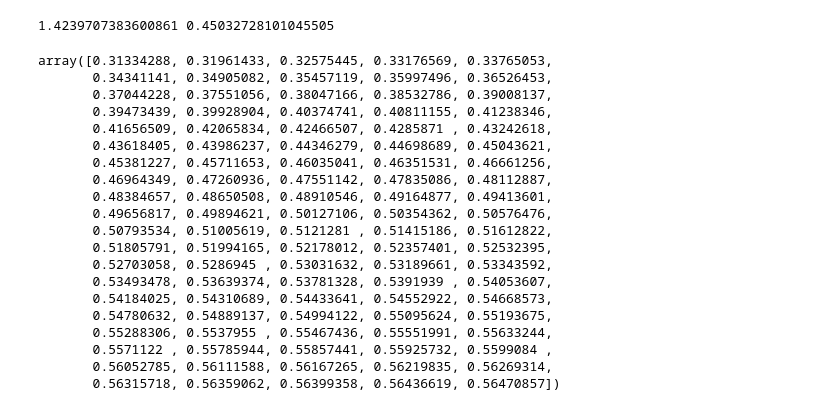
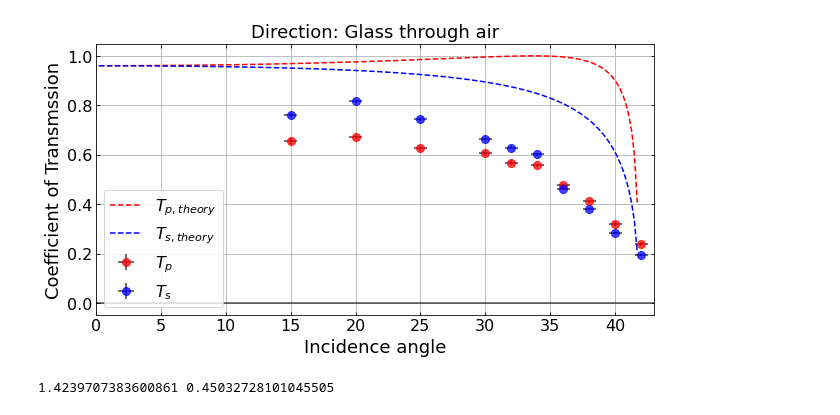
Before and after one commit to fred465f/Forsoeg_1, a Jupyter notebook: Data/Labdag 3/Data_csv/Coff_fit_R_glas_luft_alle_punkter.ipynb, the cells around one changed output. Cells and saved outputs as stored; diff of their text form; code cells hidden in the pictures.

```diff
--- a/Data/Labdag 3/Data_csv/Coff_fit_R_glas_luft_alle_punkter.ipynb
+++ b/Data/Labdag 3/Data_csv/Coff_fit_R_glas_luft_alle_punkter.ipynb
@@ -123,3 +129,43 @@ plt.savefig("glas_til_luft_plot_alle.pdf")
+# %%
+#Sketch
+fig, ax = plt.subplots(figsize=(10,5))
+
+#teoretisk
+n1 = 1.5
+n2 = 1
+xs = np.linspace(0,43,200)
+rads = xs*(np.pi/(180))
+the_2 = np.arcsin((n1/n2)*np.sin(rads))
+T_ps = ((np.sin(2*rads)*np.sin(2*the_2))/((np.sin(rads+the_2)**2)*(np.cos(rads-the_2)**2)))
+T_ss = ((np.sin(2*rads)*np.sin(2*the_2))/(np.sin(rads+the_2)**2))
+
+ax.errorbar(x=df_in['Angle_small'],y=df_in['Coff_Tp'],
+             fmt='o',mfc='r',mec='r',ms=8,
+             xerr=df_in['Angle_alpha'],yerr=df_in['Coff_Tp_err'],
+             ecolor='k',label=r'$T_p$',alpha=0.75)
+
+ax.errorbar(x=df_in['Angle_small'],y=df_in['Coff_Ts'],
+             fmt='o',mfc='b',mec='b',ms=8,
+             xerr=df_in['Angle_alpha'],yerr=df_in['Coff_Ts_err'],
+             ecolor='k',label=r'$T_s$',alpha=0.75)
+
+ax.plot(xs,T_ps,color='r',ls='--',label=r'$T_{p,theory}$')
+ax.plot(xs,T_ss,color='b',ls='--',label=r'$T_{s,theory}$')
+
+ax.grid()
+ax.legend()
+#ax.set_xlim([35,85])
+ax.set_xlim([0,43])
+#ax.set_ylim([-0.01,0.55])
+ax.set_ylim([-0.05,1.05])
+ax.hlines(0,0,45,alpha=0.5,linewidth=2)
+ax.set_title('Direction: Glass through air')
+ax.set_ylabel('Coefficient of Transmssion')
+ax.set_xlabel('Incidence angle')
+
+plt.savefig("glas_til_luft_plot_ts.pdf")
+# %% [output]
+[figure, added]
 # %%
 # Calculate refrative index of glass directly
 def n_glas_err(x):
@@ -137,26 +183,3 @@ n_err = np.sqrt(np.sum(df['n_glas_err'].apply(lambda x: x**2)))/(len(df['n_glas'
 print(n_glas_mean, n_err)
 # %% [output]
 1.4239707383600861 0.45032728101045505
-# %%
-R_ps
-# %% [output]
-array([0.31334288, 0.31961433, 0.32575445, 0.33176569, 0.33765053,
-       0.34341141, 0.34905082, 0.35457119, 0.35997496, 0.36526453,
-       0.37044228, 0.37551056, 0.38047166, 0.38532786, 0.39008137,
-       0.39473439, 0.39928904, 0.40374741, 0.40811155, 0.41238346,
-       0.41656509, 0.42065834, 0.42466507, 0.4285871 , 0.43242618,
-       0.43618405, 0.43986237, 0.44346279, 0.44698689, 0.45043621,
-       0.45381227, 0.45711653, 0.46035041, 0.46351531, 0.46661256,
-       0.46964349, 0.47260936, 0.47551142, 0.47835086, 0.48112887,
-       0.48384657, 0.48650508, 0.48910546, 0.49164877, 0.49413601,
-       0.49656817, 0.49894621, 0.50127106, 0.50354362, 0.50576476,
-       0.50793534, 0.51005619, 0.5121281 , 0.51415186, 0.51612822,
-       0.51805791, 0.51994165, 0.52178012, 0.52357401, 0.52532395,
-       0.52703058, 0.5286945 , 0.53031632, 0.53189661, 0.53343592,
-       0.53493478, 0.53639374, 0.53781328, 0.5391939 , 0.54053607,
-       0.54184025, 0.54310689, 0.54433641, 0.54552922, 0.54668573,
-       0.54780632, 0.54889137, 0.54994122, 0.55095624, 0.55193675,
-       0.55288306, 0.5537955 , 0.55467436, 0.55551991, 0.55633244,
-       0.5571122 , 0.55785944, 0.55857441, 0.55925732, 0.5599084 ,
-       0.56052785, 0.56111588, 0.56167265, 0.56219835, 0.56269314,
-       0.56315718, 0.56359062, 0.56399358, 0.56436619, 0.56470857])
```
Also changed, not shown: parts of 3 cells of this notebook, 12 other files.
